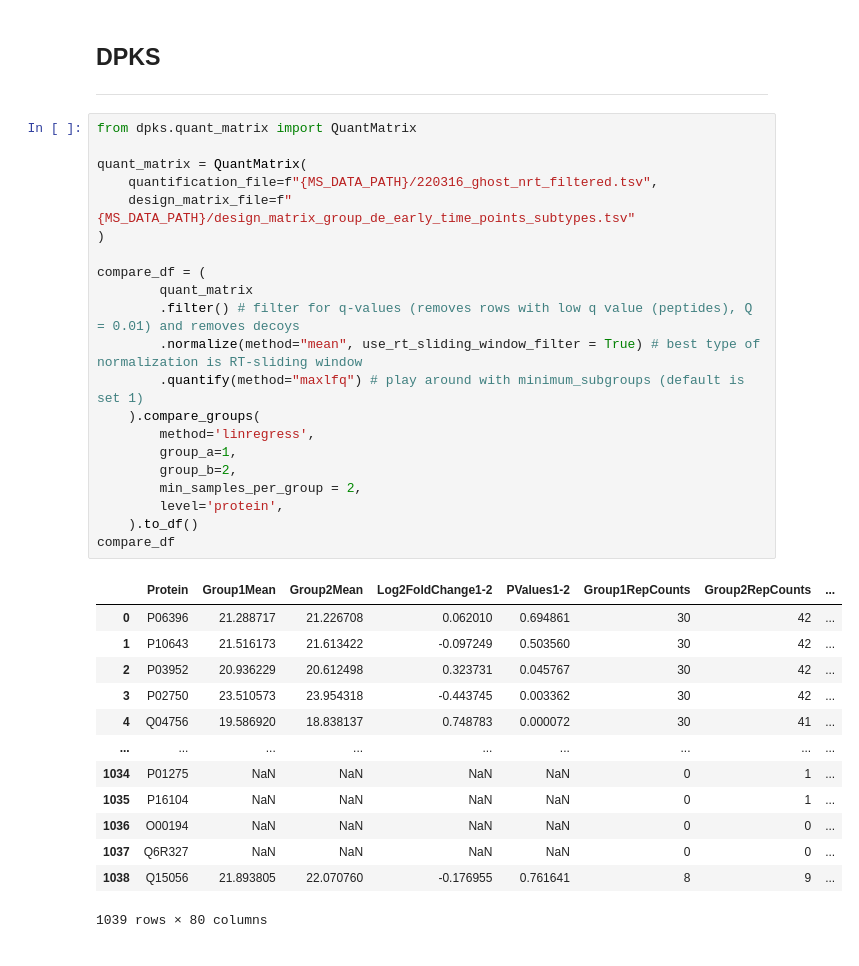
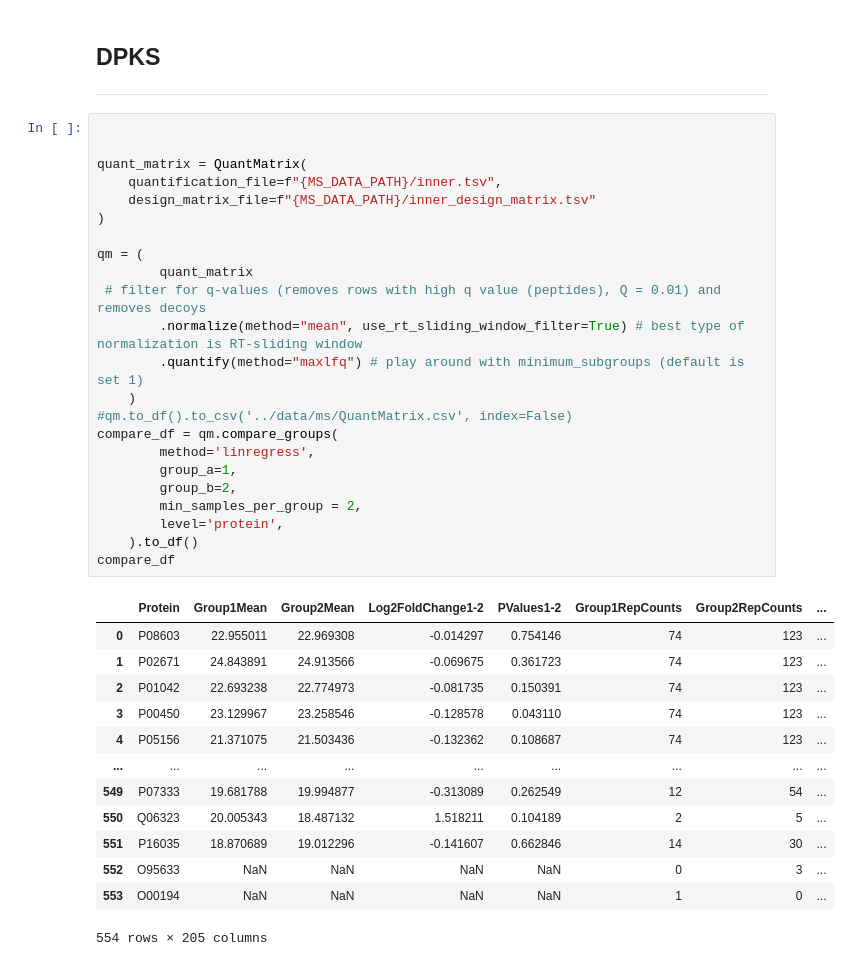
Before and after one commit to ErikHartman/sepsis-ml, a Jupyter notebook: src/general.ipynb, the cells around one changed output. Drawn from its saved outputs; the diff is of its cells as text.

```diff
--- a/src/general.ipynb
+++ b/src/general.ipynb
@@ -124,40 +190,42 @@ plt.savefig('../plots/general/PeptideIntensityHistogram.jpg', dpi=300)
 ## DPKS
 ---
 # %%
-from dpks.quant_matrix import QuantMatrix
+
 
 quant_matrix = QuantMatrix(
-    quantification_file=f"{MS_DATA_PATH}/220316_ghost_nrt_filtered.tsv",
-    design_matrix_file=f"{MS_DATA_PATH}/design_matrix_group_de_early_time_points_subtypes.tsv"
+    quantification_file=f"{MS_DATA_PATH}/inner.tsv",
+    design_matrix_file=f"{MS_DATA_PATH}/inner_design_matrix.tsv"
 )
 
-compare_df = (
+qm = (
         quant_matrix
-        .filter() # filter for q-values (removes rows with low q value (peptides), Q = 0.01) and removes decoys
-        .normalize(method="mean", use_rt_sliding_window_filter = True) # best type of normalization is RT-sliding window
+ # filter for q-values (removes rows with high q value (peptides), Q = 0.01) and removes decoys
+        .normalize(method="mean", use_rt_sliding_window_filter=True) # best type of normalization is RT-sliding window
         .quantify(method="maxlfq") # play around with minimum_subgroups (default is set 1)
-    ).compare_groups(
+    )
+#qm.to_df().to_csv('../data/ms/QuantMatrix.csv', index=False)
+compare_df = qm.compare_groups(
         method='linregress',
         group_a=1,
         group_b=2,
         min_samples_per_group = 2,
         level='protein',
     ).to_df()
 compare_df
 # %% [output]
 |  | Protein | Group1Mean | Group2Mean | Log2FoldChange1-2 | PValues1-2 | Group1RepCounts | Group2RepCounts | ... |
-| 0 | P06396 | 21.288717 | 21.226708 | 0.062010 | 0.694861 | 30 | 42 | ... |
-| 1 | P10643 | 21.516173 | 21.613422 | -0.097249 | 0.503560 | 30 | 42 | ... |
-| 2 | P03952 | 20.936229 | 20.612498 | 0.323731 | 0.045767 | 30 | 42 | ... |
-| 3 | P02750 | 23.510573 | 23.954318 | -0.443745 | 0.003362 | 30 | 42 | ... |
-| 4 | Q04756 | 19.586920 | 18.838137 | 0.748783 | 0.000072 | 30 | 41 | ... |
+| 0 | P08603 | 22.955011 | 22.969308 | -0.014297 | 0.754146 | 74 | 123 | ... |
+| 1 | P02671 | 24.843891 | 24.913566 | -0.069675 | 0.361723 | 74 | 123 | ... |
+| 2 | P01042 | 22.693238 | 22.774973 | -0.081735 | 0.150391 | 74 | 123 | ... |
+| 3 | P00450 | 23.129967 | 23.258546 | -0.128578 | 0.043110 | 74 | 123 | ... |
+| 4 | P05156 | 21.371075 | 21.503436 | -0.132362 | 0.108687 | 74 | 123 | ... |
 | ... | ... | ... | ... | ... | ... | ... | ... | ... |
-| 1034 | P01275 | NaN | NaN | NaN | NaN | 0 | 1 | ... |
-| 1035 | P16104 | NaN | NaN | NaN | NaN | 0 | 1 | ... |
-| 1036 | O00194 | NaN | NaN | NaN | NaN | 0 | 0 | ... |
-| 1037 | Q6R327 | NaN | NaN | NaN | NaN | 0 | 0 | ... |
-| 1038 | Q15056 | 21.893805 | 22.070760 | -0.176955 | 0.761641 | 8 | 9 | ... |
+| 549 | P07333 | 19.681788 | 19.994877 | -0.313089 | 0.262549 | 12 | 54 | ... |
+| 550 | Q06323 | 20.005343 | 18.487132 | 1.518211 | 0.104189 | 2 | 5 | ... |
+| 551 | P16035 | 18.870689 | 19.012296 | -0.141607 | 0.662846 | 14 | 30 | ... |
+| 552 | O95633 | NaN | NaN | NaN | NaN | 0 | 3 | ... |
+| 553 | O00194 | NaN | NaN | NaN | NaN | 1 | 0 | ... |
-1039 rows × 80 columns
+554 rows × 205 columns
 # %%
 prot_df1 = compare_df[['Protein','Group1Mean']]
 prot_df2 = compare_df[['Protein', 'Group2Mean']]
```
Also changed, not shown: parts of 19 cells of this notebook, 7 other files.
